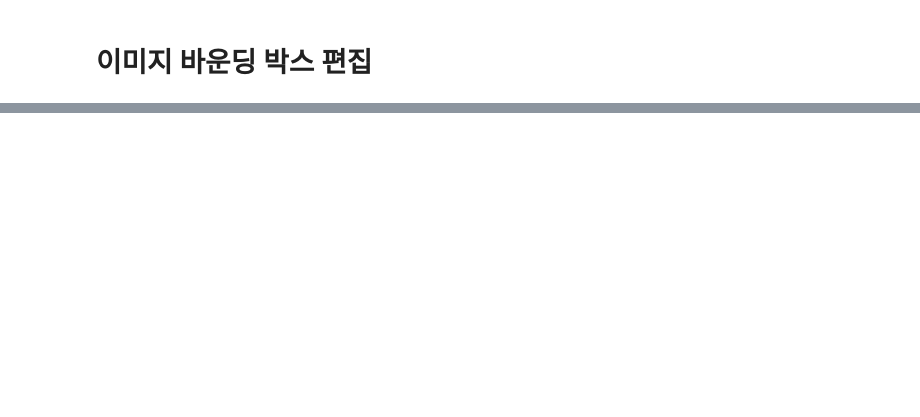
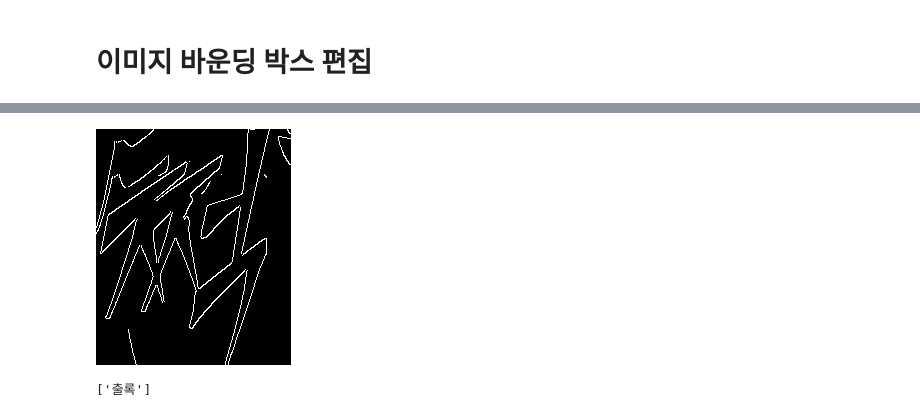
Before and after one commit to YMGYM/ocr_practice, a Jupyter notebook: image_edit.ipynb, the cells around one changed output, grey strips where cells are left out. Drawn from its saved outputs; the diff is of its cells as text; code cells hidden in the pictures; blank space fills up the shorter version.

Commit message:
[CHANGE] uning canny edge

```diff
--- a/image_edit.ipynb
+++ b/image_edit.ipynb
@@ -24,5 +21,17 @@ img
 # %%
 img_np = np.array(img)
+# %%
+gray = cv.cvtColor(img_np, cv.COLOR_BGR2GRAY)
+dst = cv.Canny(gray, 224, 255)
+# cv.floodFill(dst, None, (0,0), (255, 255, 255), loDiff=(0, 0, 0, 0), upDiff=(0, 0, 0, 0));
+# %%
+Image.fromarray(dst)
+# %% [output]
+[figure, added]
+# %%
+crnn_predict([dst])
+# %% [output]
+['출록']
 # %%
 unique, counts = np.unique(img_np.reshape(-1, 3), axis=0, return_counts=True) # 이미지 픽셀별로 색 빈도 생성
 r, g, b = unique[np.argsort(counts)[::-1][1]] #가장 많이 나타나는 r, g, b 값을 받아 옵니다.
```
Also changed, not shown: parts of 4 cells of this notebook, 1 other file.
